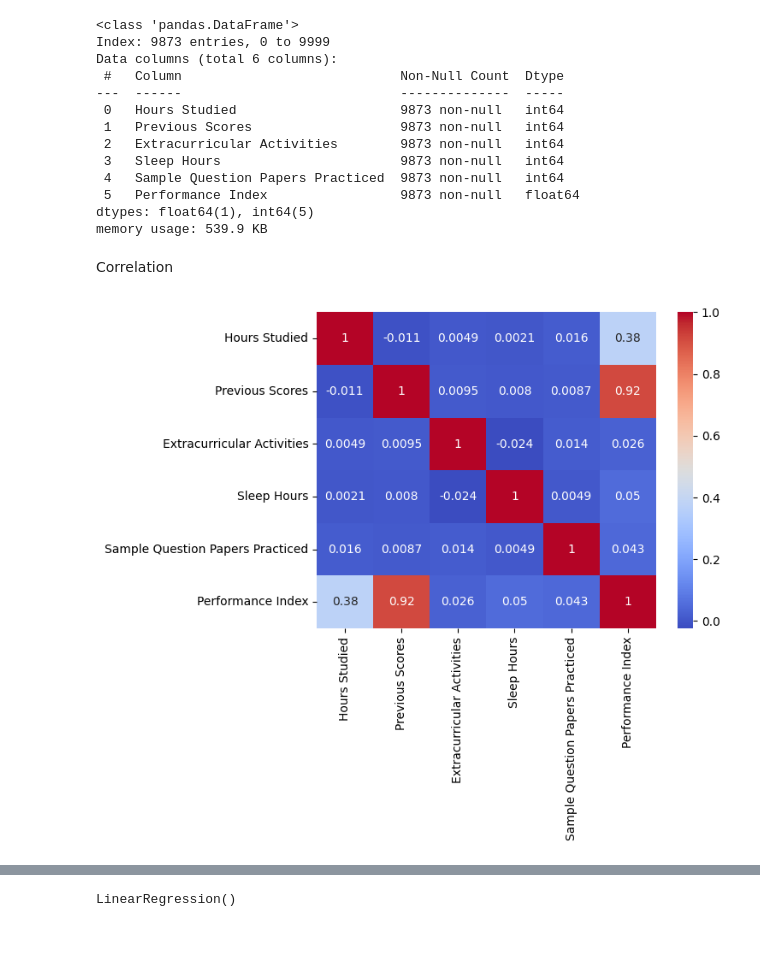
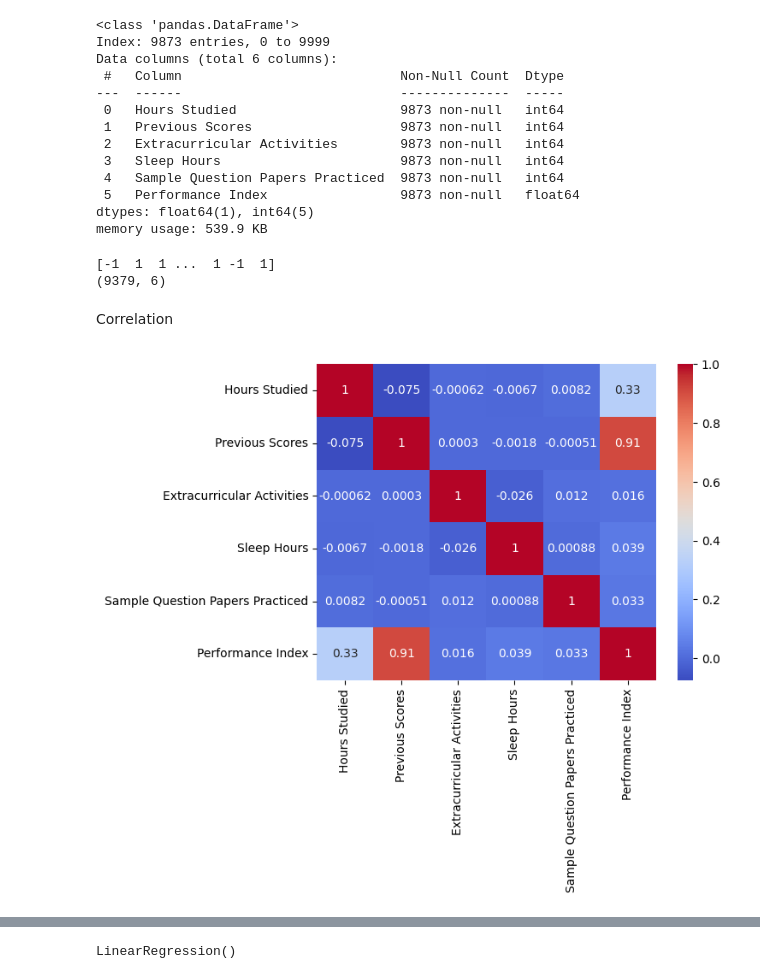
Before and after one commit to KALYANSAI-3114/Student_Performance_Prediction_System, a Jupyter notebook: train_model.ipynb, the cells around one changed output, grey strips where cells are left out. Cells and saved outputs as stored; diff of their text form; code cells hidden in the pictures; blank space fills up the shorter version.

```diff
--- a/train_model.ipynb
+++ b/train_model.ipynb
@@ -114,13 +114,30 @@ Data columns (total 6 columns):
  5   Performance Index                 9873 non-null   float64
 dtypes: float64(1), int64(5)
 memory usage: 539.9 KB
+# %%
+from sklearn.ensemble import IsolationForest
+import pandas as pd
+
+
+model = IsolationForest(contamination=0.05, random_state=42)
+
+outlier_labels = model.fit_predict(df)
+print(outlier_labels)
+
+# -1 = outlier, 1 = normal
+clean_df = df[outlier_labels == 1]
+
+print(clean_df.shape)
+# %% [output]
+[-1  1  1 ...  1 -1  1]
+(9379, 6)
 # %% [markdown]
 Correlation
 # %%
-corr = df.corr()
+corr = clean_df.corr()
 sns.heatmap(corr,annot=True,cmap='coolwarm')
 plt.show()
 # %% [output]
-[figure, old version]
+[figure, new version]
 # %%
 #Select Features
```
Also changed, not shown: parts of 7 cells of this notebook.
